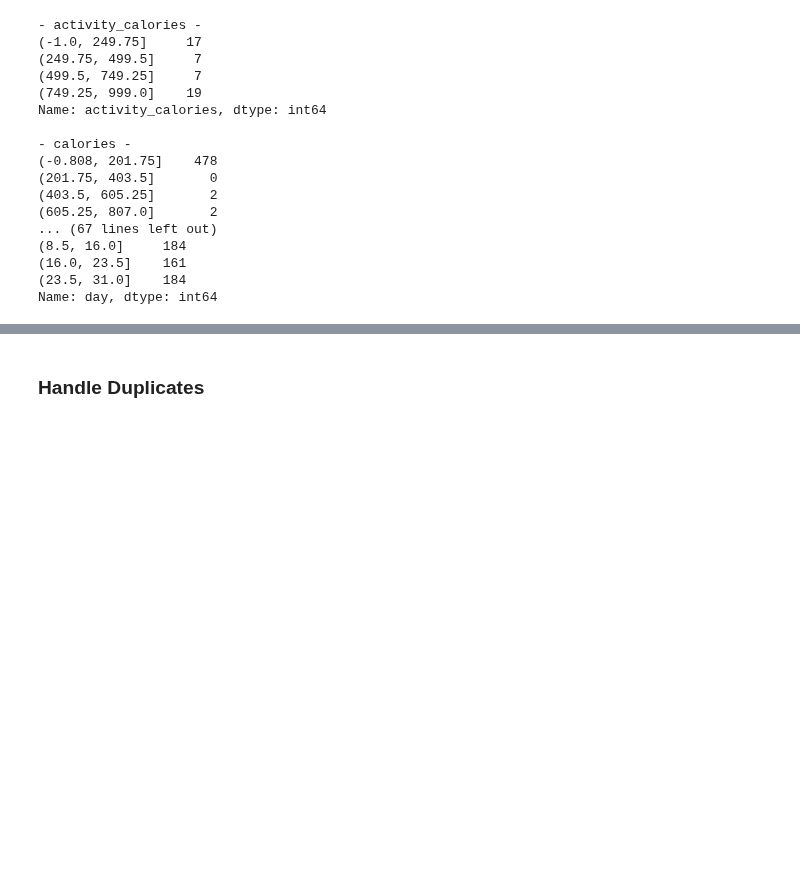
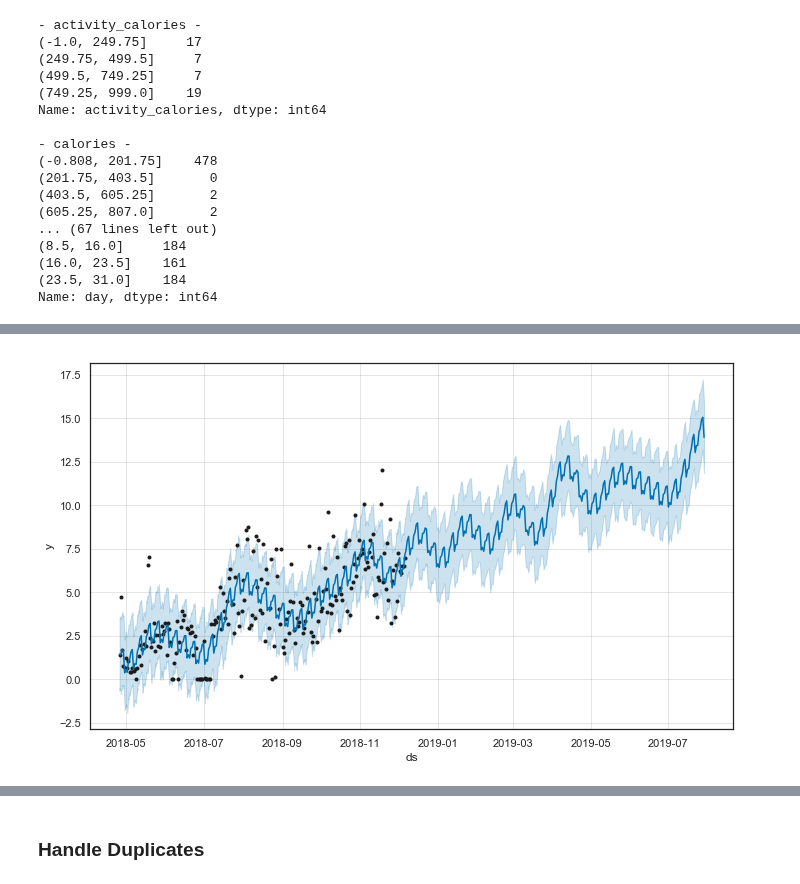
Before and after one commit to time-series-101-eric-norrick/tsa-fitbit, a Jupyter notebook: TimeSeries_Project.ipynb, the cells around one changed output, grey strips where cells are left out. Saved outputs shown, nothing was run; the diff lists cells and outputs as text; code cells hidden in the pictures; blank space fills up the shorter version.

```diff
--- a/TimeSeries_Project.ipynb
+++ b/TimeSeries_Project.ipynb
@@ -206,0 +221,3 @@ Name: day, dtype: int64
+# %%
+forecast = m.predict(future)
+forecast[['ds', 'yhat', 'yhat_lower', 'yhat_upper']].tail()
@@ -206,0 +231,4 @@ Name: day, dtype: int64
+# %%
+fig1 = m.plot(forecast)
+# %% [output]
+[figure, added]
```
Also changed, not shown: parts of 12 cells of this notebook.
